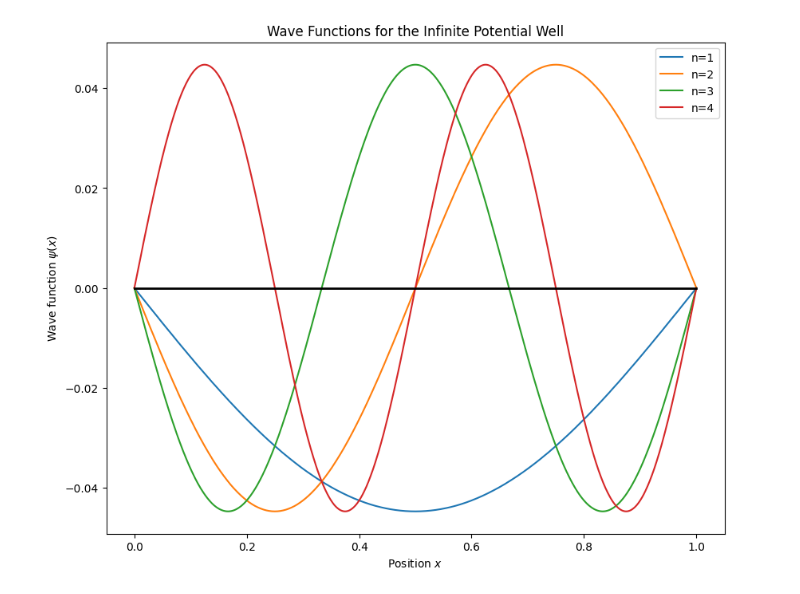
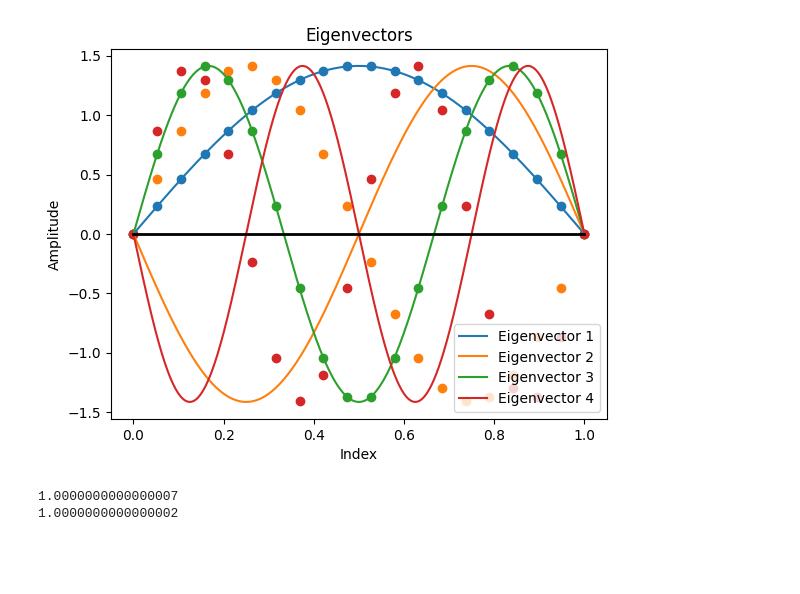
Before and after one commit to emilssp/Computational_Physics_v24, a Jupyter notebook: Quantum_Mechanics/src/python/plot.ipynb, the cells around one changed output. Drawn from its saved outputs; the diff is of its cells as text; code cells hidden in the pictures; blank space fills up the shorter version.

```diff
--- a/Quantum_Mechanics/src/python/plot.ipynb
+++ b/Quantum_Mechanics/src/python/plot.ipynb
@@ -1,33 +1,40 @@
 # %%
 import matplotlib.pyplot as plt
 import numpy as np
 
-# Load the eigenvalues and eigenvectors
-print
-eigenvalues = np.loadtxt('../../data/raw/eigenvalues.txt')
 eigenvectors = np.loadtxt('../../data/raw/eigenvectors.txt')
+
+def normalize(psi,dx):
+    return psi/np.sqrt(sum(abs(psi)**2*dx))
 
 # Determine the number of points and create a position array
 N = eigenvectors.shape[0]
+
 x = np.linspace(0, 1, N+2)  # +2 to include the boundaries
+dx = x[1]-x[0]
+x_an = np.linspace(0, 1, 20)  # +2 to include the boundaries
 
-# Plot the first few eigenstates
-plt.figure(figsize=(10, 8))
-for i in range(min(4, N)):  # Plot the first 4 eigenstates, or fewer if N<4
-    plt.plot(x, np.insert(np.append(eigenvectors[:, i], 0), 0, 0), label=f'n={i+1}')
+plt.figure()
+for i in range(min(4, eigenvectors.shape[1])):  # Plot the first 5 eigenvectors
+    eigenvectors[:,i] = normalize(eigenvectors[:,i], dx)
+    plt.plot(x, np.insert(np.append(eigenvectors[:,i], 0), 0, 0), label=f'Eigenvector {i+1}')
 
-# Adding the boundaries (always zero)
 plt.plot([0, 1], [0, 0], color='k', linewidth=2)
+plt.scatter(x_an, np.sin(np.pi*x_an)*np.sqrt(2))
+plt.scatter(x_an, np.sin(2*np.pi*x_an)*np.sqrt(2))
+plt.scatter(x_an, np.sin(3*np.pi*x_an)*np.sqrt(2))
+plt.scatter(x_an, np.sin(4*np.pi*x_an)*np.sqrt(2))
 
-# Label the axes
-plt.xlabel('Position $x$')
-plt.ylabel('Wave function $\psi(x)$')
 
-# Add a legend
+plt.title('Eigenvectors')
+plt.xlabel('Index')
+plt.ylabel('Amplitude')
 plt.legend()
+plt.show()
 
-# Show the plot
-plt.title('Wave Functions for the Infinite Potential Well')
-plt.show()
+print(np.sqrt(np.sum(dx*abs(eigenvectors[:, i])**2)))
+print(np.sum(((np.sin(np.pi*x)*np.sqrt(2))**2)*dx))
 # %% [output]
-[figure, old version]
+[figure, new version]
+1.0000000000000007
+1.0000000000000002
```
Also changed, not shown: parts of 1 cell of this notebook, 36 other files.
